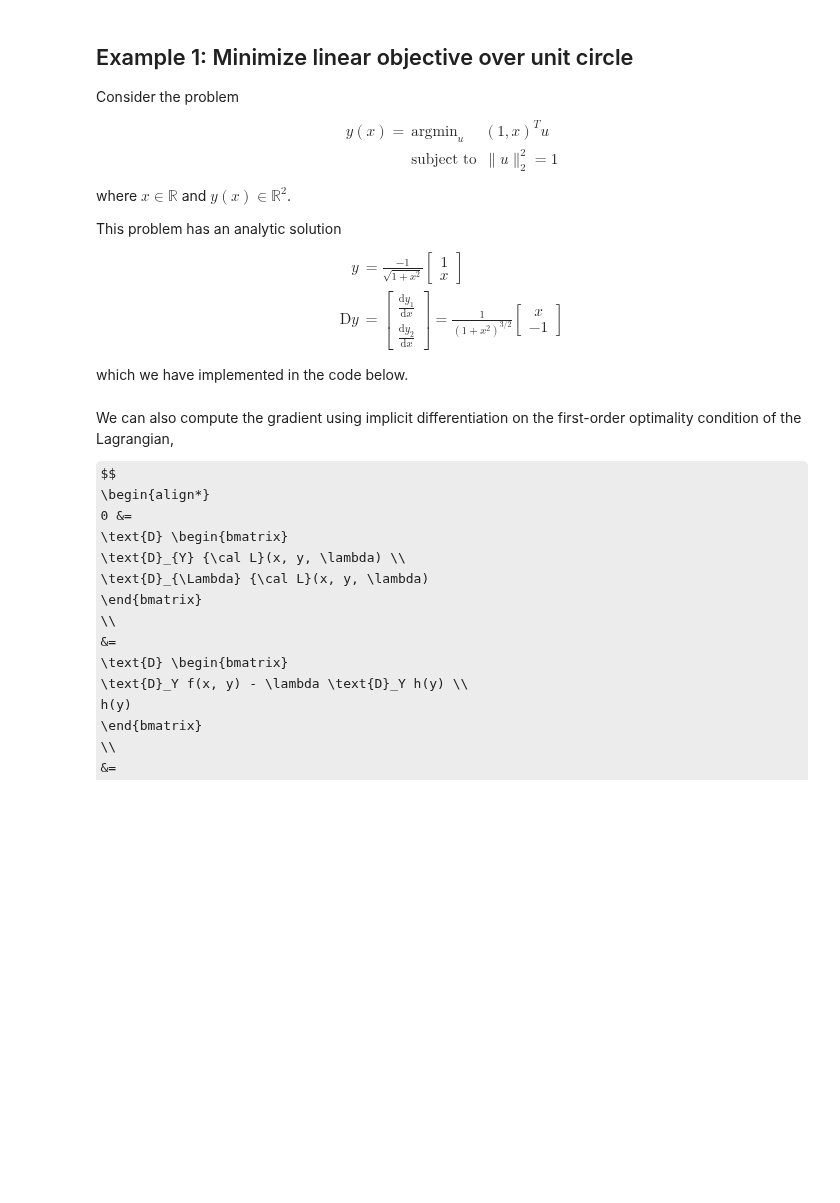
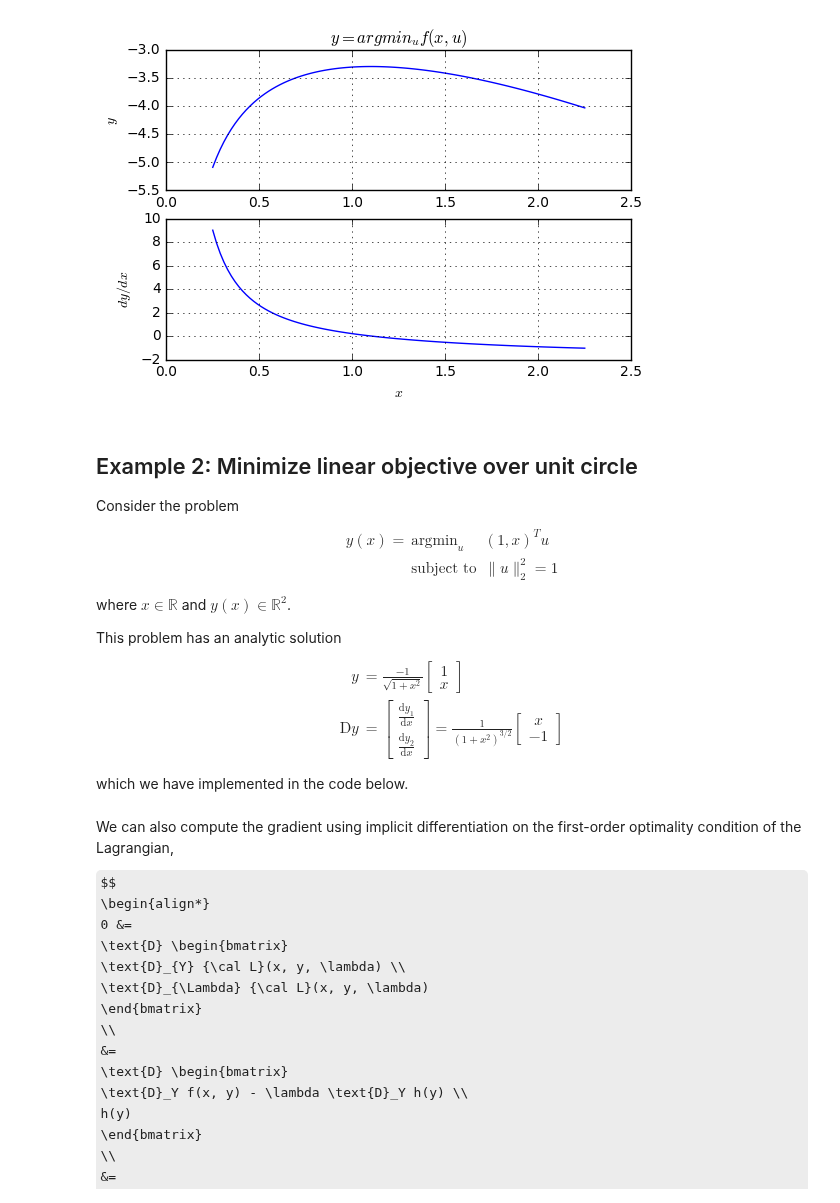
Before and after one commit to anucvml/ddn, a Jupyter notebook: tutorials/01_simple_worked_example.ipynb, the cells around one changed output. Cells and saved outputs as stored; diff of their text form; code cells hidden in the pictures; some formulas as TeX source; blank space fills up the shorter version.

Commit message:
added 1d example to first tutorial

```diff
--- a/tutorials/01_simple_worked_example.ipynb
+++ b/tutorials/01_simple_worked_example.ipynb
@@ -25,5 +168,26 @@ warnings.filterwarnings('ignore')
+# %%
+def f(x, u):
+    return x * np.power(u, 4.0) + 2 * np.power(x, 2.0) * np.power(u, 3.0) - 12.0 * np.power(u, 2.0)
+
+fY = grad(f, 1)
+fXY = jacobian(fY, 0)
+fYY = jacobian(fY, 1)
+
+y = [solve(xi) for xi in x]
+dy = [-1.0 * fXY(xi, yi) / fYY(xi, yi) for xi, yi in zip(x, y)]
+
+plt.figure()
+plt.subplot(2, 1, 1); plt.plot(x, y); plt.grid()
+plt.title(r'$y = argmin_u f(x, u)$'); plt.ylabel(r'$y$')
+
+plt.subplot(2, 1, 2); plt.plot(x, dy); plt.grid()
+plt.xlabel(r'$x$'); plt.ylabel(r'$dy/dx$')
+
+plt.show()
+# %% [output]
+[figure, added]
 # %% [markdown]
-## Example 1: Minimize linear objective over unit circle
+## Example 2: Minimize linear objective over unit circle
 
 Consider the problem
 $$
```
Also changed, not shown: parts of 13 cells of this notebook.
